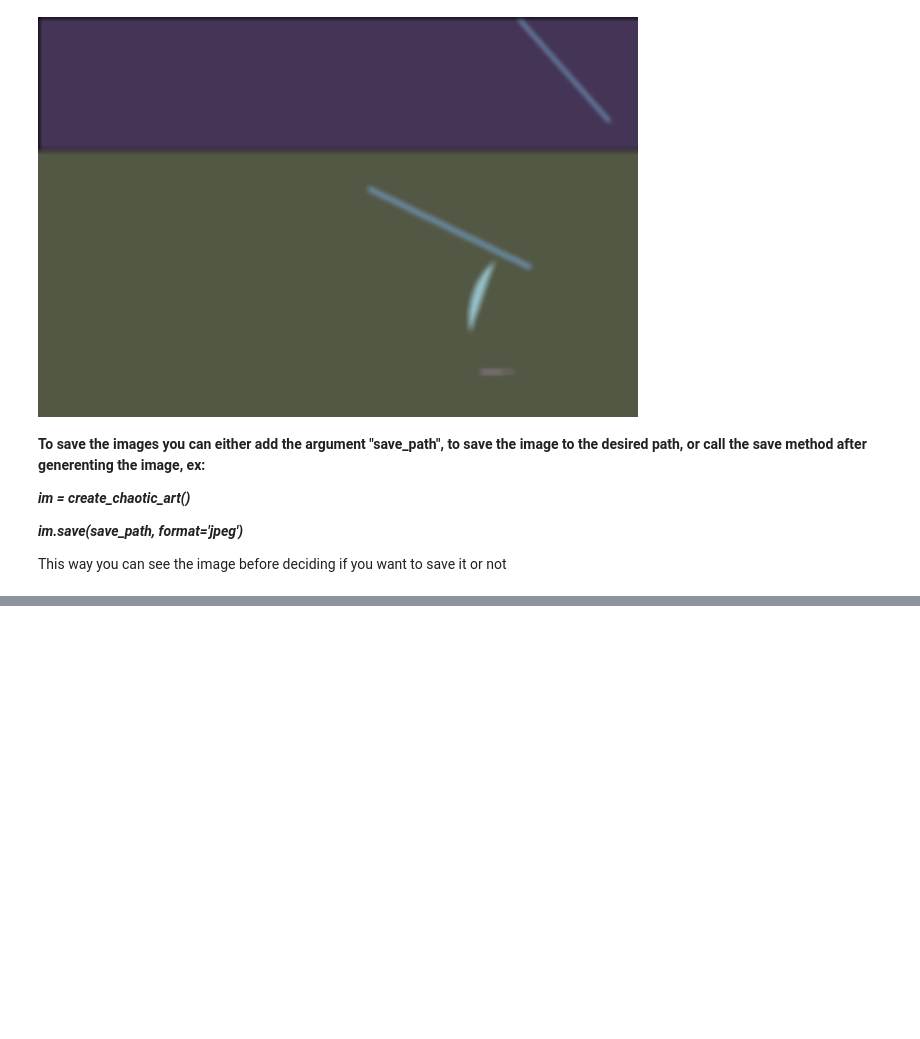
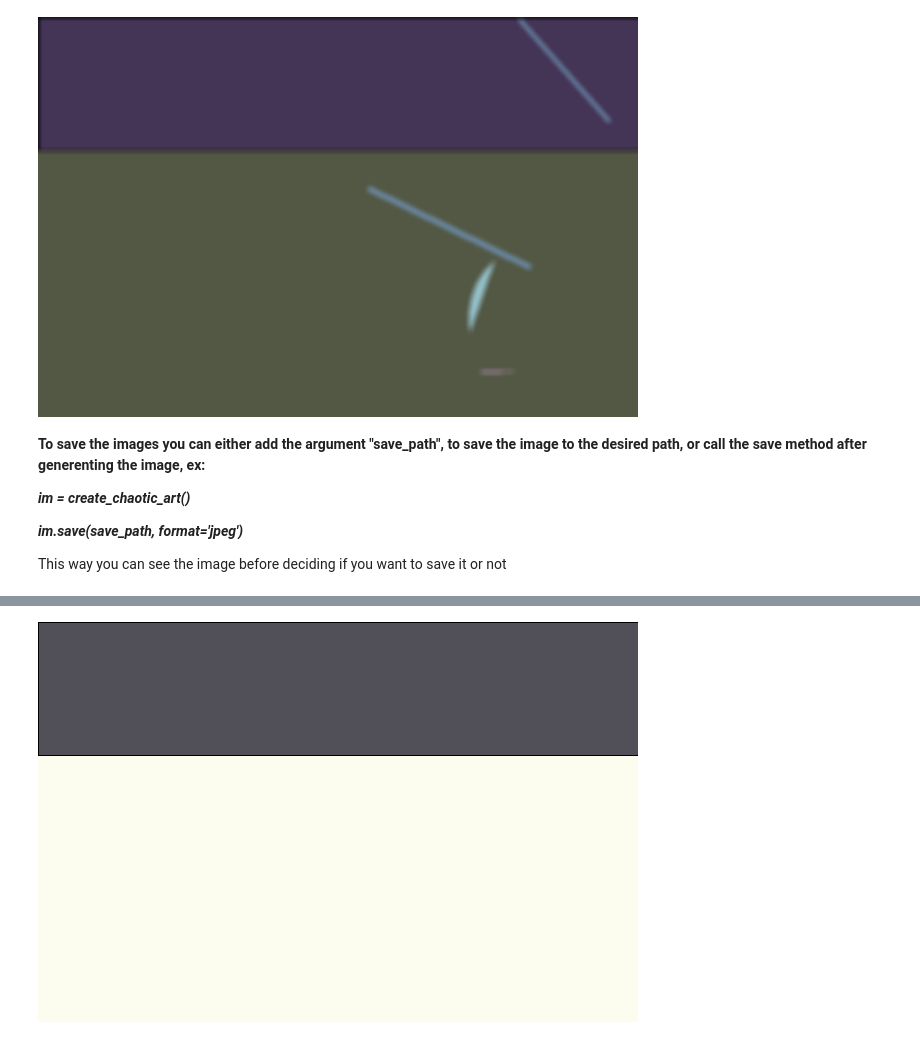
Before and after one commit to FelipeMezzarana/art_generator, a Jupyter notebook: exemple.ipynb, the cells around one changed output, grey strips where cells are left out. Cells and saved outputs as stored; diff of their text form; code cells hidden in the pictures; blank space fills up the shorter version.

```diff
--- a/exemple.ipynb
+++ b/exemple.ipynb
@@ -40,0 +60,6 @@ This way you can see the image before deciding if you want to save it or not
+# %%
+# changing the background randomly
+img_test.alter_background(repeat = 1, allow_circle = False)
+img_test.img
+# %% [output]
+[figure, added]
```
Also changed, not shown: parts of 12 cells of this notebook, 1 other file.
